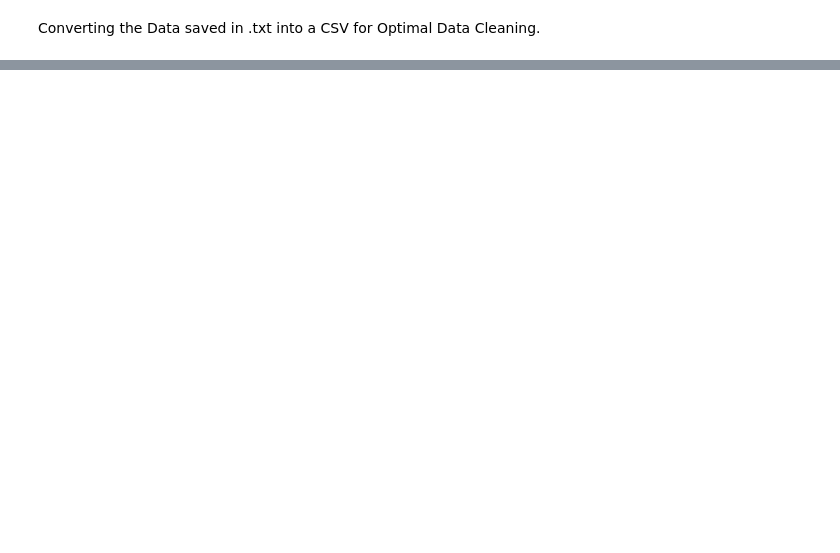
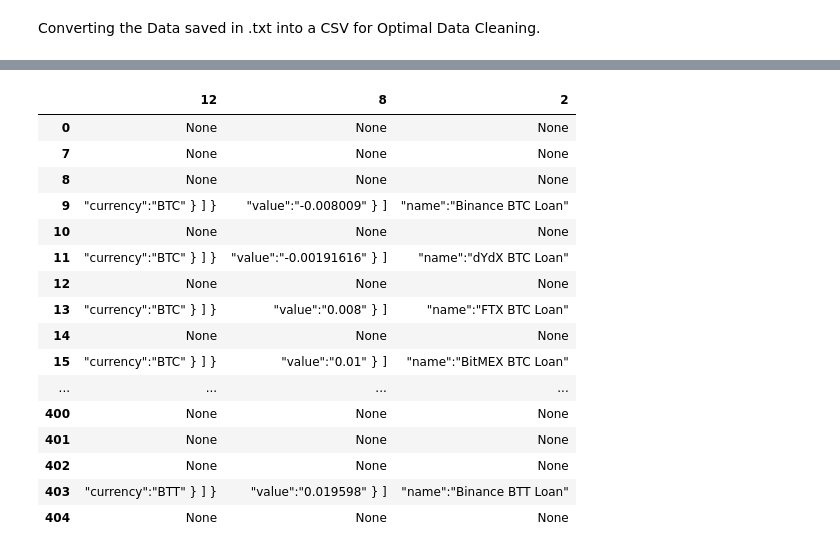
Before and after one commit to HoussamZak/CoinGlass_Derivatives_Data_Scraping-Analysis, a Jupyter notebook: Data Scraping defirate.com.ipynb, the cells around one changed output, grey strips where cells are left out. Cells and saved outputs as stored; diff of their text form; code cells hidden in the pictures; blank space fills up the shorter version.

```diff
--- a/Data Scraping defirate.com.ipynb
+++ b/Data Scraping defirate.com.ipynb
@@ -87,0 +157,20 @@ requests_html.Element
+# %%
+df
+# %% [output]
+|  | 12 | 8 | 2 |
+| 0 | None | None | None |
+| 7 | None | None | None |
+| 8 | None | None | None |
+| 9 | "currency":"BTC" } ] } | "value":"-0.008009" } ] | "name":"Binance BTC Loan" |
+| 10 | None | None | None |
+| 11 | "currency":"BTC" } ] } | "value":"-0.00191616" } ] | "name":"dYdX BTC Loan" |
+| 12 | None | None | None |
+| 13 | "currency":"BTC" } ] } | "value":"0.008" } ] | "name":"FTX BTC Loan" |
+| 14 | None | None | None |
+| 15 | "currency":"BTC" } ] } | "value":"0.01" } ] | "name":"BitMEX BTC Loan" |
+| ... | ... | ... | ... |
+| 400 | None | None | None |
+| 401 | None | None | None |
+| 402 | None | None | None |
+| 403 | "currency":"BTT" } ] } | "value":"0.019598" } ] | "name":"Binance BTT Loan" |
+| 404 | None | None | None |
```
Also changed, not shown: parts of 7 cells of this notebook, 3 other files.
